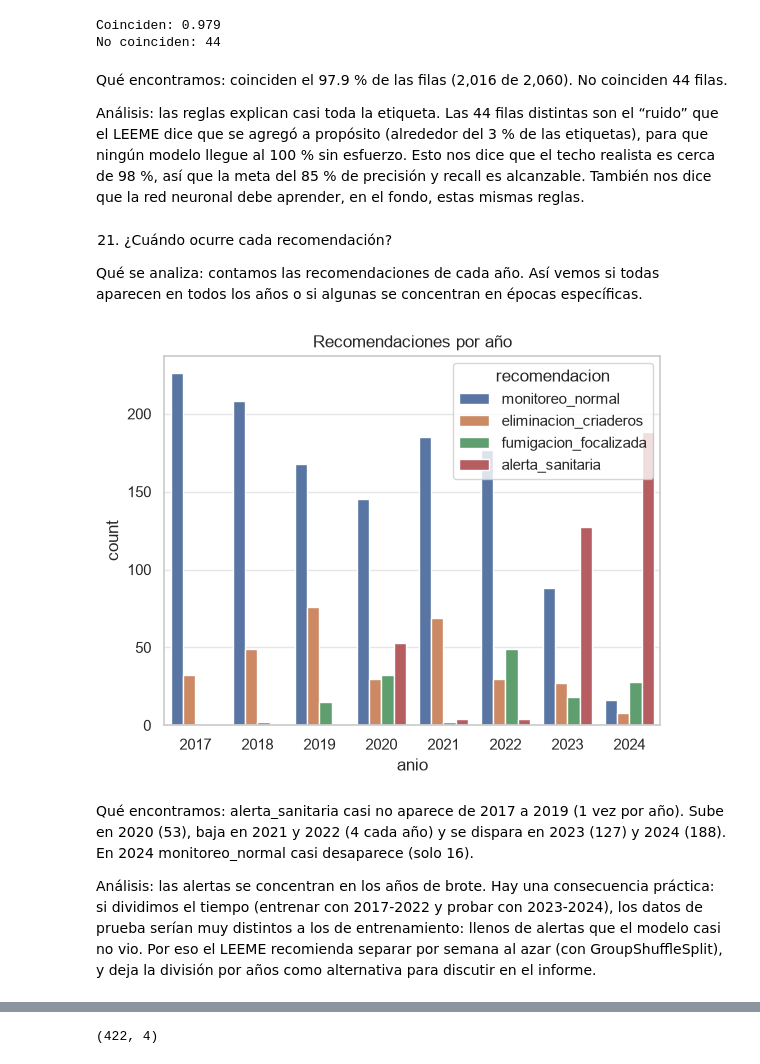
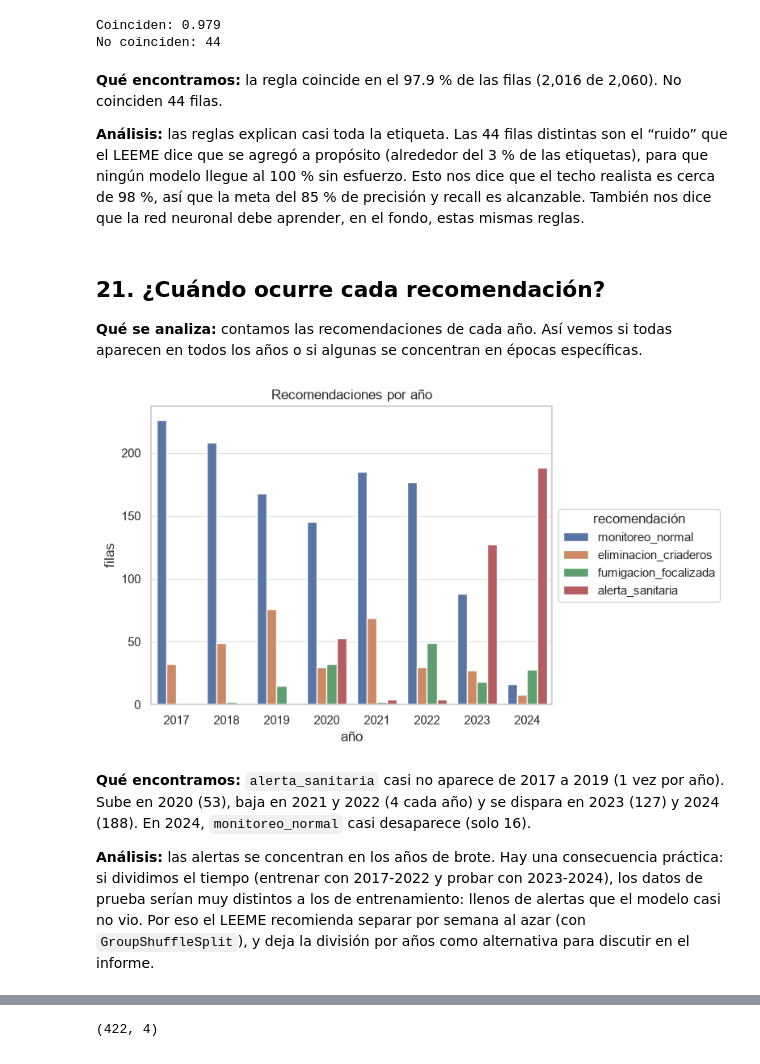
Before and after one commit to GaboSM1507/Proyecto-VectorIA, a Jupyter notebook: notebooks/01_EDA.ipynb, the cells around one changed output, grey strips where cells are left out. Cells and saved outputs as stored; diff of their text form; code cells hidden in the pictures.

```diff
--- a/notebooks/01_EDA.ipynb
+++ b/notebooks/01_EDA.ipynb
@@ -544,21 +601,24 @@ print("No coinciden:", (acc["regla"] != acc["recomendacion"]).sum())
 Coinciden: 0.979
 No coinciden: 44
 # %% [markdown]
-Qué encontramos: coinciden el 97.9 % de las filas (2,016 de 2,060). No coinciden 44 filas.
+**Qué encontramos:** la regla coincide en el 97.9 % de las filas (2,016 de 2,060). No coinciden 44 filas.
 
-Análisis: las reglas explican casi toda la etiqueta. Las 44 filas distintas son el “ruido” que el LEEME dice que se agregó a propósito (alrededor del 3 % de las etiquetas), para que ningún modelo llegue al 100 % sin esfuerzo. Esto nos dice que el techo realista es cerca de 98 %, así que la meta del 85 % de precisión y recall es alcanzable. También nos dice que la red neuronal debe aprender, en el fondo, estas mismas reglas.
+**Análisis:** las reglas explican casi toda la etiqueta. Las 44 filas distintas son el “ruido” que el LEEME dice que se agregó a propósito (alrededor del 3 % de las etiquetas), para que ningún modelo llegue al 100 % sin esfuerzo. Esto nos dice que el techo realista es cerca de 98 %, así que la meta del 85 % de precisión y recall es alcanzable. También nos dice que la red neuronal debe aprender, en el fondo, estas mismas reglas.
 # %% [markdown]
-21. ¿Cuándo ocurre cada recomendación?
+## 21. ¿Cuándo ocurre cada recomendación?
 
-Qué se analiza: contamos las recomendaciones de cada año. Así vemos si todas aparecen en todos los años o si algunas se concentran en épocas específicas.
+**Qué se analiza:** contamos las recomendaciones de cada año. Así vemos si todas aparecen en todos los años o si algunas se concentran en épocas específicas.
 # %%
 sns.countplot(data=acc, x="anio", hue="recomendacion")   # barras por año, de colores según la recomendación
 plt.title("Recomendaciones por año")
+plt.xlabel("año")
+plt.ylabel("filas")
+plt.legend(title="recomendación", loc="center left", bbox_to_anchor=(1, 0.5))   # leyenda afuera, para no tapar barras
 plt.show()
 # %% [output]
-[figure, old version]
+[figure, new version]
 # %% [markdown]
-Qué encontramos: alerta_sanitaria casi no aparece de 2017 a 2019 (1 vez por año). Sube en 2020 (53), baja en 2021 y 2022 (4 cada año) y se dispara en 2023 (127) y 2024 (188). En 2024 monitoreo_normal casi desaparece (solo 16).
+**Qué encontramos:** `alerta_sanitaria` casi no aparece de 2017 a 2019 (1 vez por año). Sube en 2020 (53), baja en 2021 y 2022 (4 cada año) y se dispara en 2023 (127) y 2024 (188). En 2024, `monitoreo_normal` casi desaparece (solo 16).
 
-Análisis: las alertas se concentran en los años de brote. Hay una consecuencia práctica: si dividimos el tiempo (entrenar con 2017-2022 y probar con 2023-2024), los datos de prueba serían muy distintos a los de entrenamiento: llenos de alertas que el modelo casi no vio. Por eso el LEEME recomienda separar por semana al azar (con GroupShuffleSplit), y deja la división por años como alternativa para discutir en el informe.
+**Análisis:** las alertas se concentran en los años de brote. Hay una consecuencia práctica: si dividimos el tiempo (entrenar con 2017-2022 y probar con 2023-2024), los datos de prueba serían muy distintos a los de entrenamiento: llenos de alertas que el modelo casi no vio. Por eso el LEEME recomienda separar por semana al azar (con `GroupShuffleSplit`), y deja la división por años como alternativa para discutir en el informe.
 # %% [markdown]
```
Also changed, not shown: parts of 79 cells of this notebook, 1 other file.
